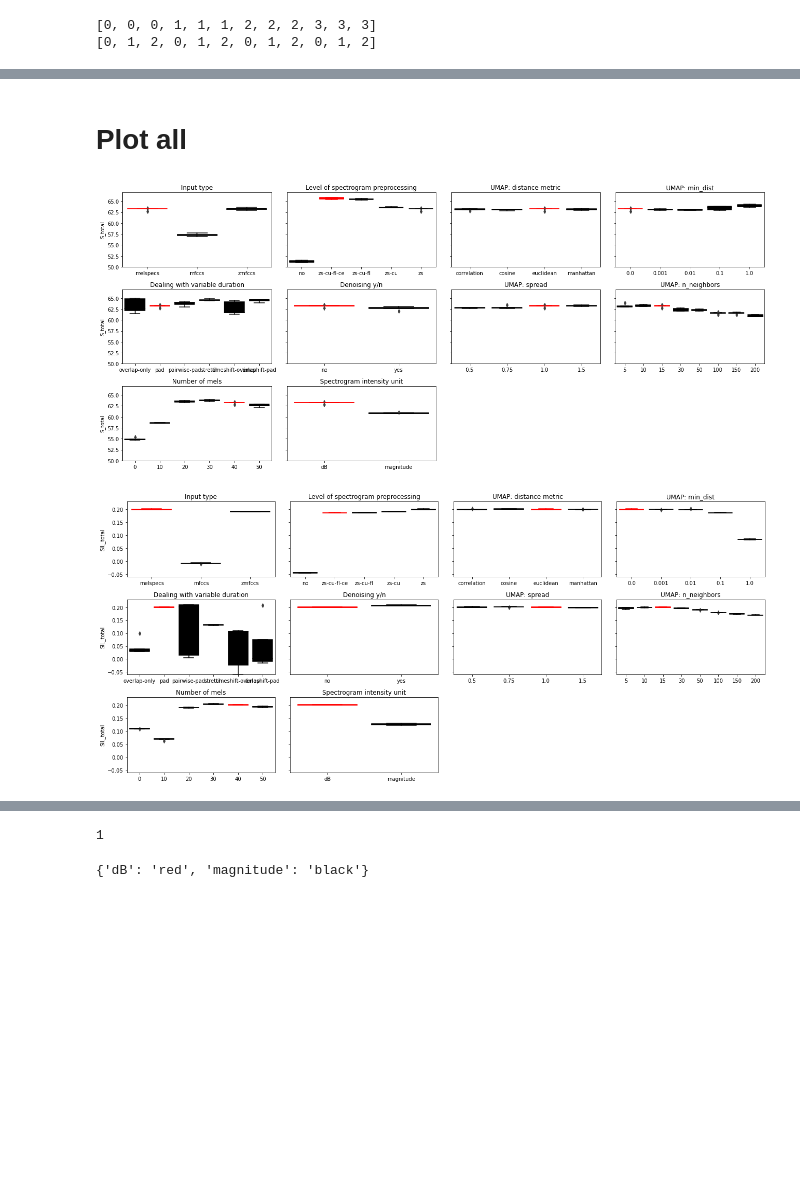
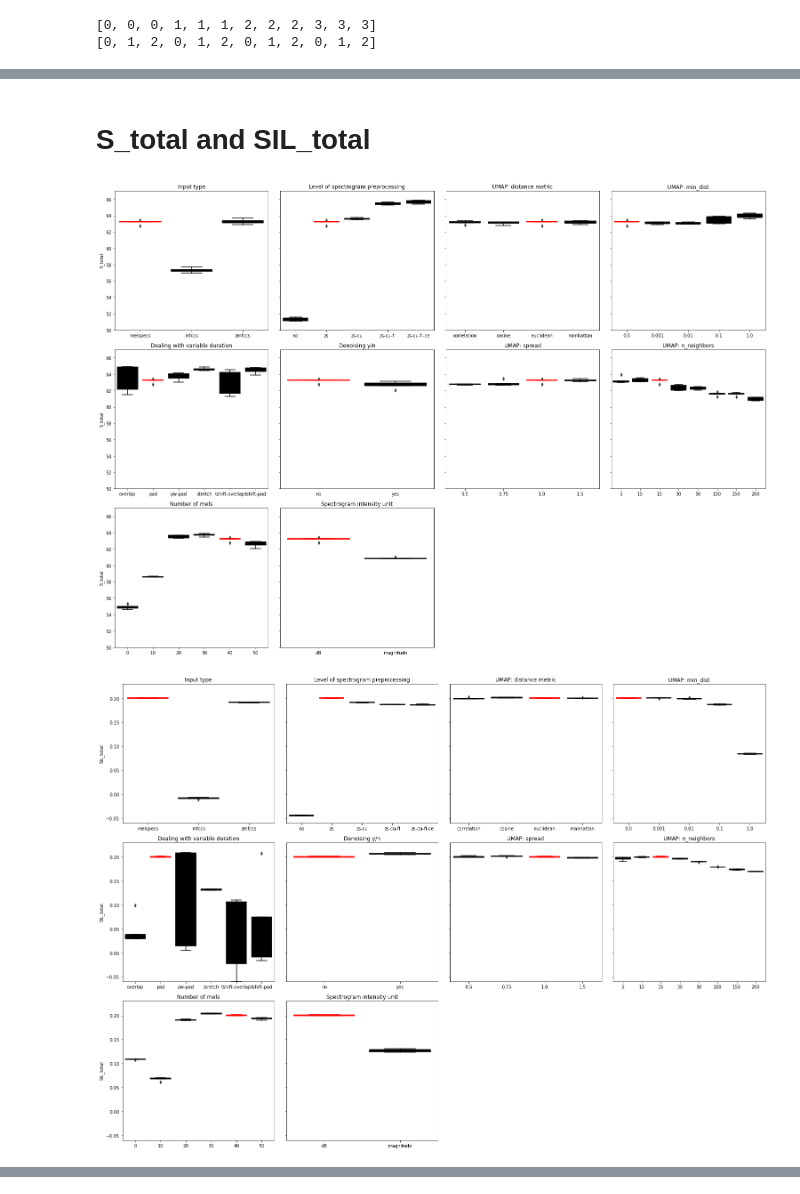
Before and after one commit to marathomas/meerkat_umap, a Jupyter notebook: notebooks/04_Evaluate_UMAP_parameter_search.ipynb, the cells around one changed output, grey strips where cells are left out. Drawn from its saved outputs; the diff is of its cells as text; code cells hidden in the pictures; blank space fills up the shorter version.

```diff
--- a/notebooks/04_Evaluate_UMAP_parameter_search.ipynb
+++ b/notebooks/04_Evaluate_UMAP_parameter_search.ipynb
@@ -110,3 +110,13 @@ eval_table
 | 184 | zs | manhattan | pad | 0.0 | 1.0 | 15 | 5 | melspecs | ... |
 | 185 | zs | manhattan | pad | 0.0 | 1.0 | 15 | 5 | mfccs | ... |
 186 rows × 44 columns
+# %%
+duration_method = eval_table.duration_method.copy()
+# %%
+dur_dict = {'overlap-only': 'overlap',
+           'timeshift-overlap': 'tshift-overlap',
+           'timeshift-pad': 'tshift-pad',
+           'pairwise-pad': 'pw-pad'}
+
+duration_method = [dur_dict[x] if x in dur_dict.keys() else x for x in duration_method]
+eval_table['duration_method'] = duration_method
@@ -140,12 +156,14 @@ y_lower_dict = {"SIL":-0.65,
                 "SIL_total": -0.06,
                 "S":0,
                 "S_total": 50,
-                "knncc":0}
+                "knncc":0,
+                "knncc_total": 20}
 y_upper_dict = {"SIL":0.65,
                 "SIL_total": 0.23,
                 "S":100,
                 "S_total": 67,
-                "knncc":100}
+                "knncc":100,
+                "knncc_total": 60}
 # %%
 # BOXPLOTS
 
@@ -282,5 +310,5 @@ print(cs)
 # %% [markdown]
-# Plot all
+# S_total and SIL_total
 # %%
 # BOXPLOTS
 plot_params = ['input_type',
@@ -319,8 +347,8 @@ for x in rs_list:
 
 #fig.suptitle('Effect of different run parameters')
 #for outvar in ['S_total']:
-for outvar in ['S_total', 'SIL_total']:
-    fig, axes = plt.subplots(n_rows, n_cols, figsize=(18, 8), sharey=True)
+for outvar in ['S_total', 'SIL_total', 'knncc_total']:
+    fig, axes = plt.subplots(n_rows, n_cols, figsize=(21, 15), sharey=True)
     for i,param in enumerate(plot_params):
         other_params = set(params).difference([param, 'n_repeat'])
 
@@ -329,34 +357,34 @@ for outvar in ['S_total', 'SIL_total']:
             df = df.loc[df[p]==p_default[p],:]
 
         levels = sorted(list(set(df[param])))
         #color_dict = {level: "red" if level == p_default[param] else "white" for level in levels}
 
-        ax = sns.boxplot(ax=axes[rs[i], cs[i]], data=df, x=param, y=outvar)#, palette = color_dict)
+        ax = sns.boxplot(ax=axes[rs[i], cs[i]], data=df, x=param, y=outvar, order=levels)#, palette = color_dict)
 
         for b,box in enumerate(ax.artists):
             if b==levels.index(p_default[param]):
                 col = "red"
             else:
                 col="black"
             box.set_edgecolor(col)
             box.set_facecolor(col)
 
         # iterate over whiskers and median lines
             for j in range(6*b,6*(b+1)):
                 ax.lines[j].set_color(col)
 
 
         ax.set_ylim(y_lower_dict[outvar], y_upper_dict[outvar])
         ax.set_title(title_dict[param])
         ax.set_xlabel('')
         ax.set_ylabel('')
 
     plt.tight_layout()
     plt.setp(axes[:, 0], ylabel=outvar)
     fig.delaxes(ax= axes[2,2])
     fig.delaxes(ax= axes[2,3])
-    plt.savefig(os.path.join(os.path.sep, FIGURES,'box_'+outvar+'_all.jpg'))
+    plt.savefig(os.path.join(os.path.sep, FIGURES,'box_'+outvar+'_all.jpg'), bbox_inches='tight')
     #plt.close()
 # %% [output]
-[figure, old version]
+[figure, new version]
-[figure, old version]
+[figure, new version]
@@ -363,9 +391,0 @@ for outvar in ['S_total', 'SIL_total']:
-# %%
-levels = [1,4,5]
-levels.index(4)
-# %% [output]
-1
-# %%
-color_dict
-# %% [output]
-{'dB': 'red', 'magnitude': 'black'}
```
Also changed, not shown: parts of 9 cells of this notebook, 6 other files.
